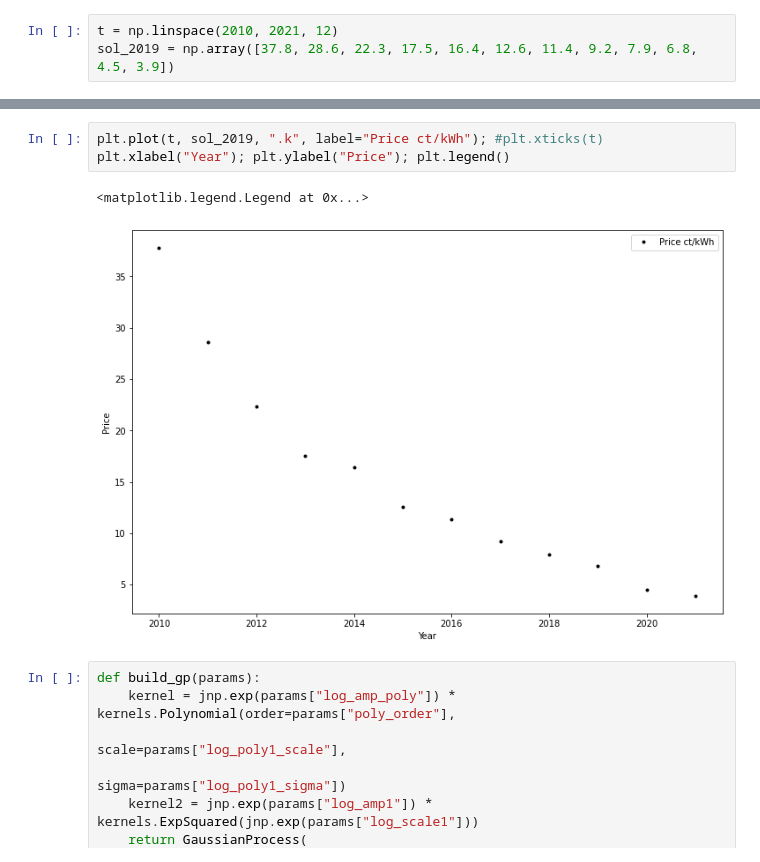
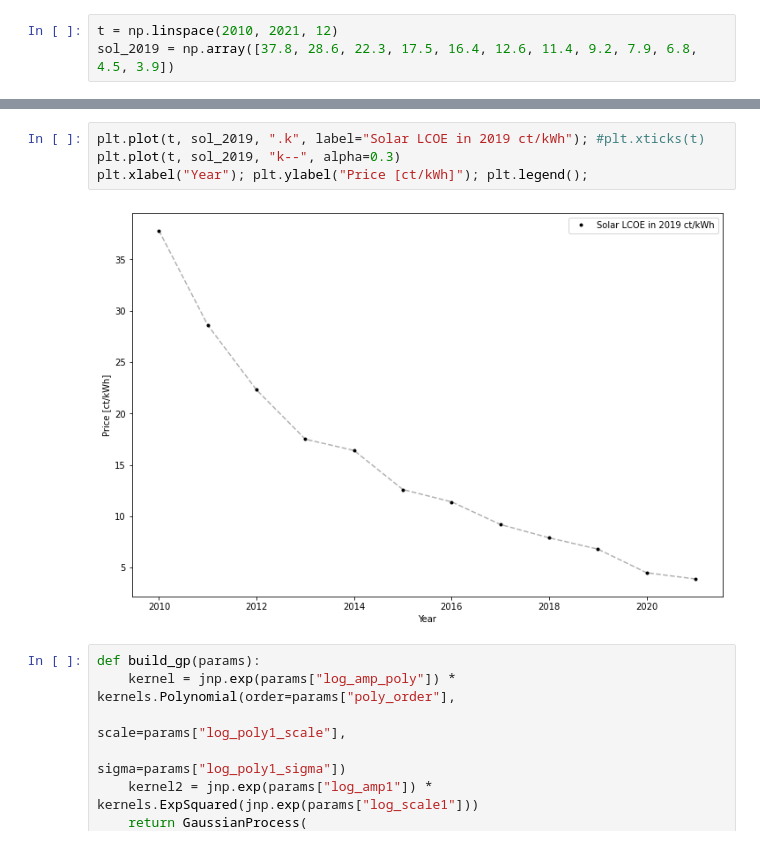
Before and after one commit to jvlatzko/Metaculus_predictions, a Jupyter notebook: 3521-Solar_prices.ipynb, the cells around one changed output, grey strips where cells are left out. Saved outputs shown, nothing was run; the diff lists cells and outputs as text.

Commit message:
Prettier axis labels

```diff
--- a/3521-Solar_prices.ipynb
+++ b/3521-Solar_prices.ipynb
@@ -42,9 +36,9 @@ plt.legend();
 # %%
-plt.plot(t, sol_2019, ".k", label="Price ct/kWh"); #plt.xticks(t)
-plt.xlabel("Year"); plt.ylabel("Price"); plt.legend()
+plt.plot(t, sol_2019, ".k", label="Solar LCOE in 2019 ct/kWh"); #plt.xticks(t)
+plt.plot(t, sol_2019, "k--", alpha=0.3)
+plt.xlabel("Year"); plt.ylabel("Price [ct/kWh]"); plt.legend();
 # %% [output]
-<matplotlib.legend.Legend at 0x...>
-[figure, old version]
+[figure, new version]
 # %%
 def build_gp(params):
     kernel = jnp.exp(params["log_amp_poly"]) * kernels.Polynomial(order=params["poly_order"],
```
Also changed, not shown: parts of 2 cells of this notebook.
